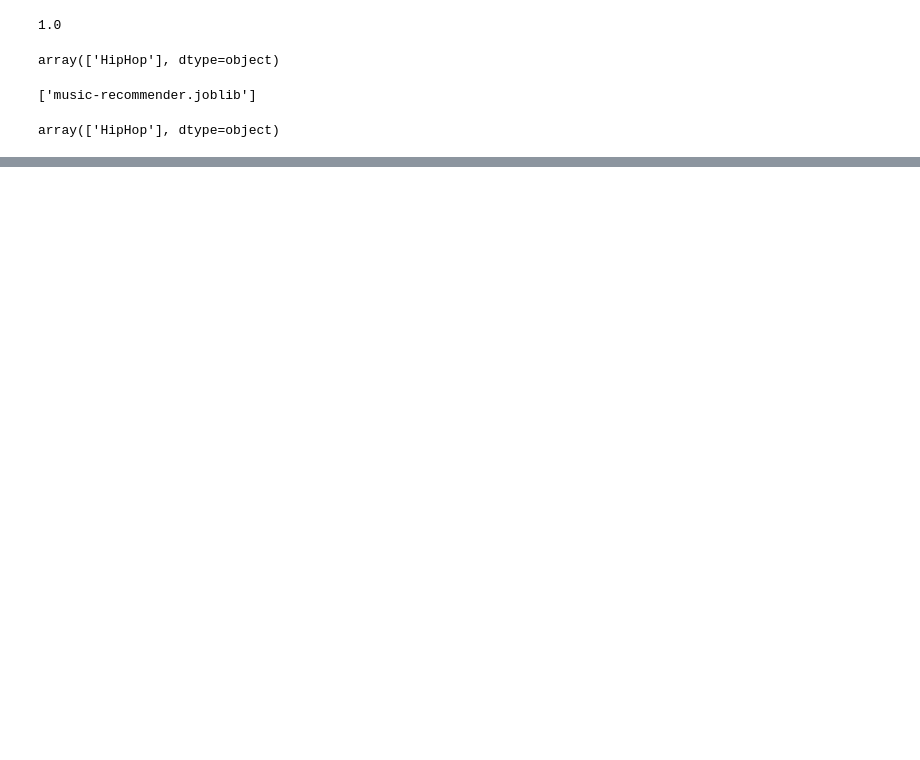
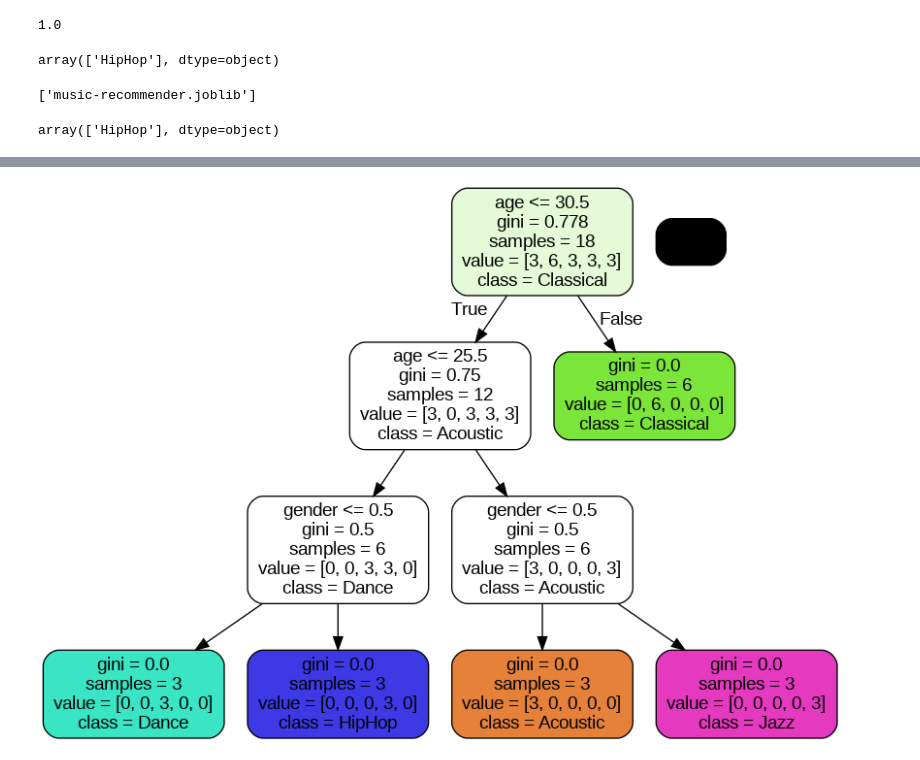
Before and after one commit to sjubayergit/Pytorch-move, a Jupyter notebook: Helloworld.ipynb, the cells around one changed output, grey strips where cells are left out. Drawn from its saved outputs; the diff is of its cells as text; code cells hidden in the pictures; blank space fills up the shorter version.

```diff
--- a/Helloworld.ipynb
+++ b/Helloworld.ipynb
@@ -87,0 +107,14 @@ tree.export_graphviz(model, out_file='music-recommender.dot',
+# %%
+import pydot
+from IPython.display import Image, display
+
+# Load the .dot file
+(graph,) = pydot.graph_from_dot_file("music-recommender.dot")
+
+# Render the graph to an image
+graph.write_png("music-recommender.png")
+
+# Display the image
+display(Image("music-recommender.png"))
+# %% [output]
+[figure, added]
```
Also changed, not shown: parts of 2 cells of this notebook.
